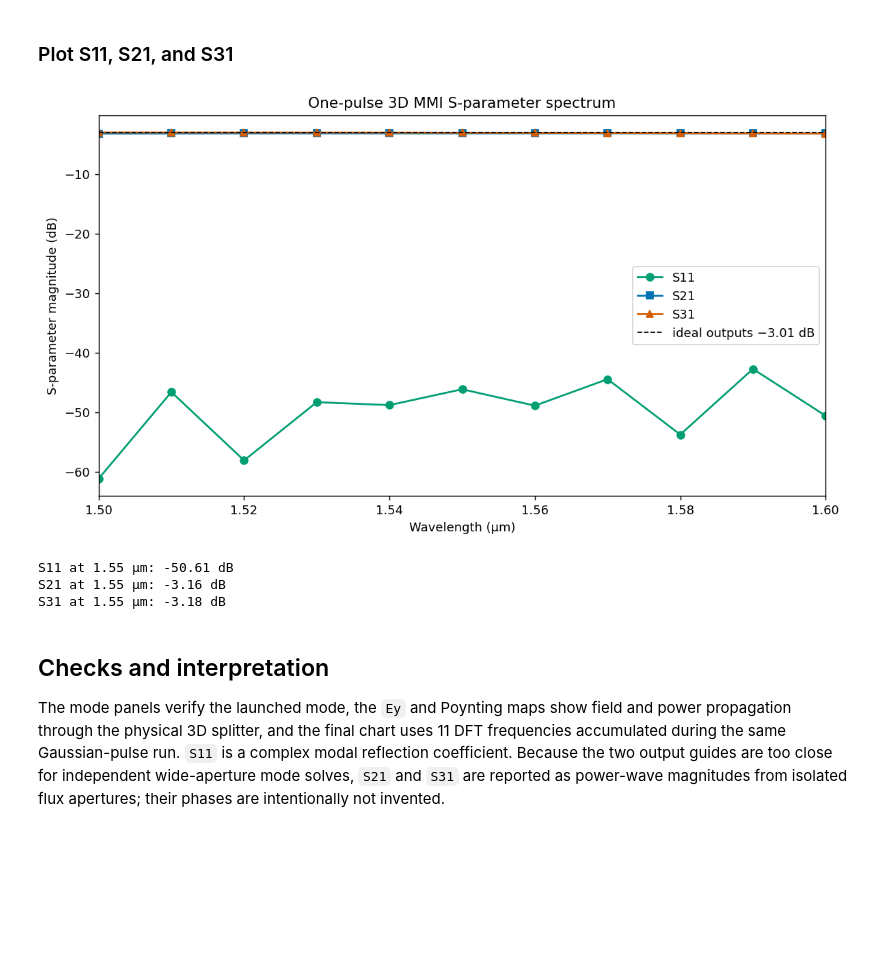
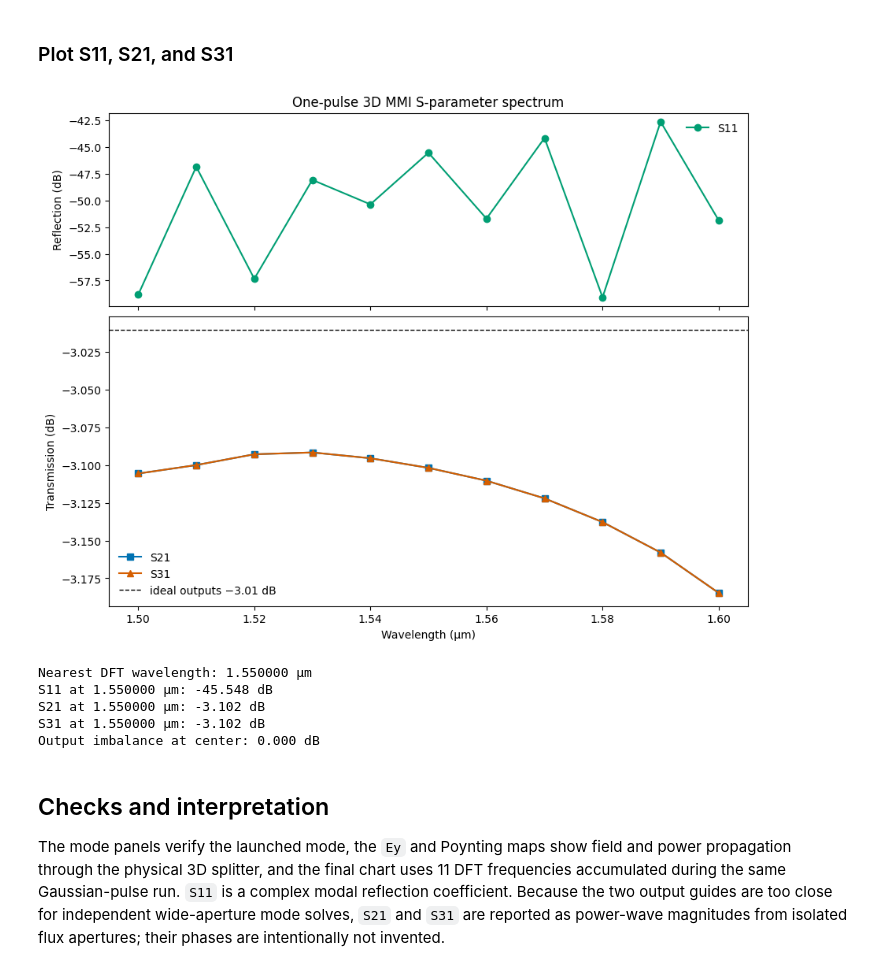
Before and after one commit to EMinsight/beamz, a Jupyter notebook: examples/notebooks/gdsfactory_component_sparameters.ipynb, the cells around one changed output. Drawn from its saved outputs; the diff is of its cells as text; code cells hidden in the pictures; blank space fills up the shorter version.

Commit message:
fix gdsfactory mmi spectrum workflow

```diff
--- a/examples/notebooks/gdsfactory_component_sparameters.ipynb
+++ b/examples/notebooks/gdsfactory_component_sparameters.ipynb
@@ -348,12 +346,8 @@ reflection = s_parameters(
     frequencies=settings.frequencies,
 )
 s11 = np.asarray(reflection.s_matrix[("o1", "o1")], dtype=np.complex128)
-waves_o1 = reflection.diagnostics["waves"]["o1"]
-incident_selector = reflection.diagnostics["monitor_flux_checks"]["o1"]["incident_wave"]
-incident_amplitude = np.asarray(
-    waves_o1[f"a_{incident_selector}"], dtype=np.complex128
-)
-incident_power = np.maximum(np.abs(incident_amplitude) ** 2, 1e-18)
+launched_power = float(results.launched_power())
+assert launched_power > 0.0
 
 # The two output DFT planes are non-overlapping. Their power ratios give the
 # conventional 20 log10|S| = 10 log10(Pout/Pin) magnitude spectra.
@@ -361,8 +355,8 @@ output_flux = {
     name: np.maximum(np.asarray(results[f"power_{name}"].flux, dtype=float), 0.0)
     for name in ("o2", "o3")
 }
-s21_magnitude = np.sqrt(output_flux["o2"] / incident_power)
-s31_magnitude = np.sqrt(output_flux["o3"] / incident_power)
+s21_magnitude = np.sqrt(output_flux["o2"] / launched_power)
+s31_magnitude = np.sqrt(output_flux["o3"] / launched_power)
 
 spectra_db = {
     "S11": 20.0 * np.log10(np.maximum(np.abs(s11), 1e-12)),
@@ -373,38 +367,51 @@ wavelengths_um = LIGHT_SPEED / settings.frequencies * 1e6
 # %% [markdown]
 ### Plot S11, S21, and S31
 # %%
-fig, ax = plt.subplots(figsize=(9, 5), constrained_layout=True)
-styles = {
-    "S11": ("#009E73", "o-"),
-    "S21": ("#0072B2", "s-"),
-    "S31": ("#D55E00", "^-"),
-}
-for name, values in spectra_db.items():
-    color, style = styles[name]
-    ax.plot(wavelengths_um, values, style, color=color, label=name)
-ax.axhline(-3.0103, color="black", ls="--", lw=1, label="ideal outputs −3.01 dB")
-ax.set(
-    xlabel="Wavelength (µm)",
-    ylabel="S-parameter magnitude (dB)",
-    title="One-pulse 3D MMI S-parameter spectrum",
-    xlim=(wavelengths_um.min(), wavelengths_um.max()),
+order = np.argsort(wavelengths_um)
+fig, axes = plt.subplots(
+    2, 1, figsize=(9, 7), sharex=True, constrained_layout=True,
+    gridspec_kw={"height_ratios": (0.8, 1.2)},
 )
-ax.legend()
-ax.grid(False)
+axes[0].plot(
+    wavelengths_um[order], spectra_db["S11"][order], "o-",
+    color="#009E73", label="S11",
+)
+axes[1].plot(
+    wavelengths_um[order], spectra_db["S21"][order], "s-",
+    color="#0072B2", label="S21",
+)
+axes[1].plot(
+    wavelengths_um[order], spectra_db["S31"][order], "^-",
+    color="#D55E00", label="S31",
+)
+axes[1].axhline(
+    -3.0103, color="black", ls="--", lw=1, label="ideal outputs −3.01 dB"
+)
+axes[0].set(ylabel="Reflection (dB)", title="One-pulse 3D MMI S-parameter spectrum")
+axes[1].set(xlabel="Wavelength (µm)", ylabel="Transmission (dB)")
+for axis in axes:
+    axis.legend(frameon=False)
+    axis.grid(False)
 plt.show()
 
-center = int(np.argmin(np.abs(np.asarray(settings.wavelengths) - 1.55e-6)))
+center = int(np.argmin(np.abs(wavelengths_um - 1.55)))
+print(f"Nearest DFT wavelength: {wavelengths_um[center]:.6f} µm")
 for name in ("S11", "S21", "S31"):
-    print(f"{name} at 1.55 µm: {spectra_db[name][center]:.2f} dB")
+    print(f"{name} at {wavelengths_um[center]:.6f} µm: {spectra_db[name][center]:.3f} dB")
+print(
+    "Output imbalance at center: "
+    f"{abs(spectra_db['S21'][center] - spectra_db['S31'][center]):.3f} dB"
+)
 
 assert all(np.all(np.isfinite(values)) for values in spectra_db.values())
 assert all(-4.0 < spectra_db[name][center] < -2.5 for name in ("S21", "S31"))
-assert abs(spectra_db["S21"][center] - spectra_db["S31"][center]) < 0.5
 # %% [output]
-[figure, old version]
+[figure, new version]
-S11 at 1.55 µm: -50.61 dB
-S21 at 1.55 µm: -3.16 dB
-S31 at 1.55 µm: -3.18 dB
+Nearest DFT wavelength: 1.550000 µm
+S11 at 1.550000 µm: -45.548 dB
+S21 at 1.550000 µm: -3.102 dB
+S31 at 1.550000 µm: -3.102 dB
+Output imbalance at center: 0.000 dB
 # %% [markdown]
 ## Checks and interpretation
 
```
Also changed, not shown: parts of 8 cells of this notebook.
